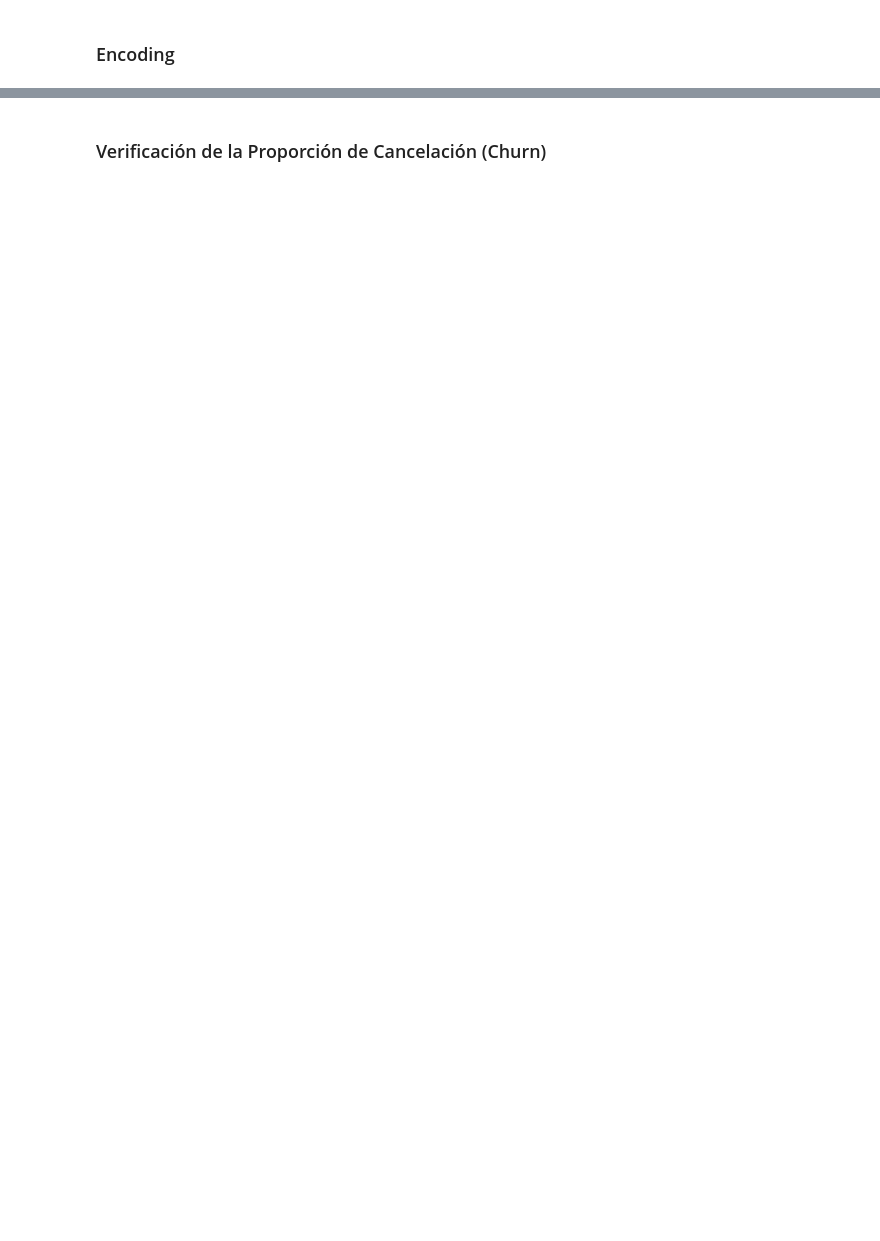
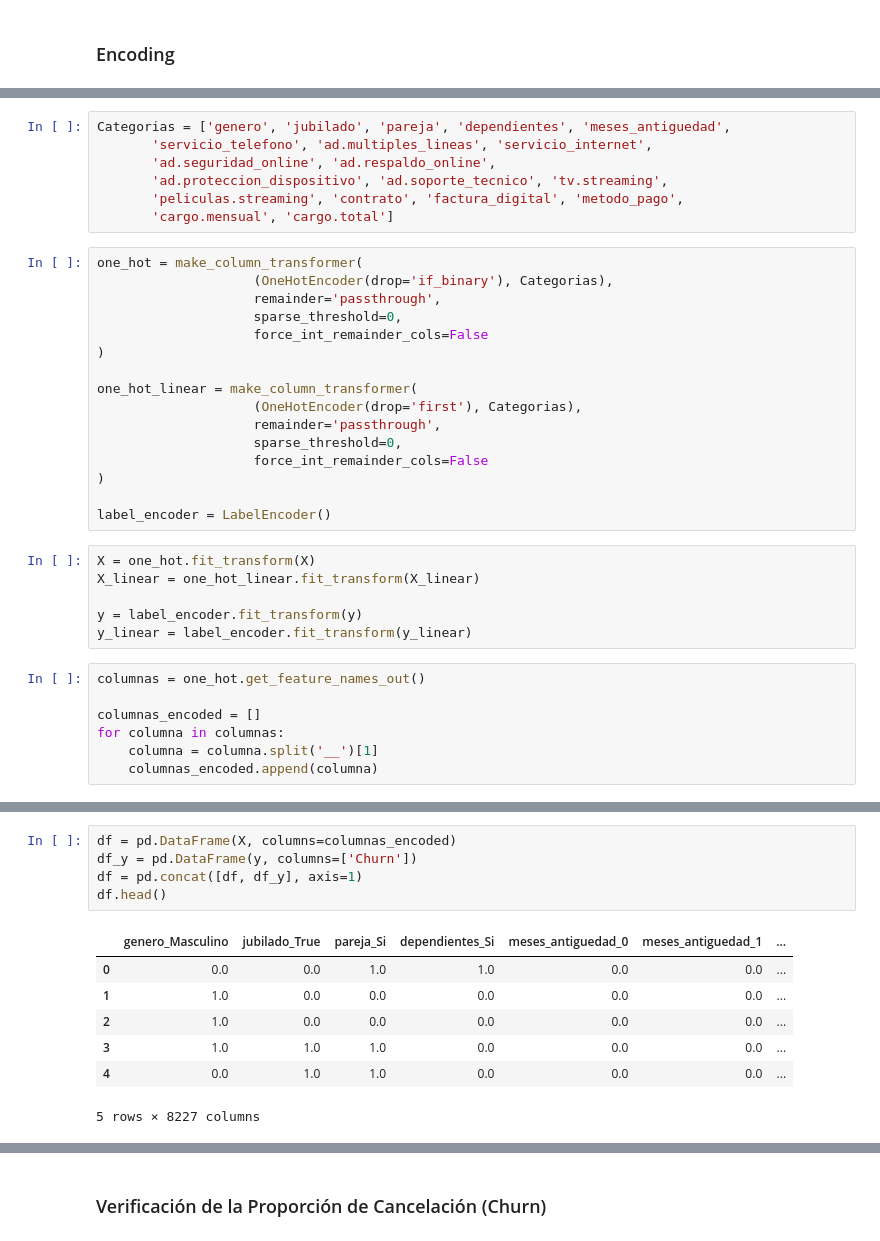
Before and after one commit to MigXDev/CS_Datos_I_DESAFIO_3, a Jupyter notebook: TelecomX_LATAM_2.ipynb, the cells around one changed output, grey strips where cells are left out. Drawn from its saved outputs; the diff is of its cells as text; blank space fills up the shorter version.

```diff
--- a/TelecomX_LATAM_2.ipynb
+++ b/TelecomX_LATAM_2.ipynb
@@ -109,0 +156,36 @@ Puedes consultar este artículo para entender mejor cuándo usar `get_dummies` o
+# %%
+Categorias = ['genero', 'jubilado', 'pareja', 'dependientes', 'meses_antiguedad',
+       'servicio_telefono', 'ad.multiples_lineas', 'servicio_internet',
+       'ad.seguridad_online', 'ad.respaldo_online',
+       'ad.proteccion_dispositivo', 'ad.soporte_tecnico', 'tv.streaming',
+       'peliculas.streaming', 'contrato', 'factura_digital', 'metodo_pago',
+       'cargo.mensual', 'cargo.total']
+# %%
+one_hot = make_column_transformer(
+                    (OneHotEncoder(drop='if_binary'), Categorias),
+                    remainder='passthrough',
+                    sparse_threshold=0,
+                    force_int_remainder_cols=False
+)
+
+one_hot_linear = make_column_transformer(
+                    (OneHotEncoder(drop='first'), Categorias),
+                    remainder='passthrough',
+                    sparse_threshold=0,
+                    force_int_remainder_cols=False
+)
+
+label_encoder = LabelEncoder()
+# %%
+X = one_hot.fit_transform(X)
+X_linear = one_hot_linear.fit_transform(X_linear)
+
+y = label_encoder.fit_transform(y)
+y_linear = label_encoder.fit_transform(y_linear)
+# %%
+columnas = one_hot.get_feature_names_out()
+
+columnas_encoded = []
+for columna in columnas:
+    columna = columna.split('__')[1]
+    columnas_encoded.append(columna)
@@ -109,0 +201,13 @@ Puedes consultar este artículo para entender mejor cuándo usar `get_dummies` o
+# %%
+df = pd.DataFrame(X, columns=columnas_encoded)
+df_y = pd.DataFrame(y, columns=['Churn'])
+df = pd.concat([df, df_y], axis=1)
+df.head()
+# %% [output]
+|  | genero_Masculino | jubilado_True | pareja_Si | dependientes_Si | meses_antiguedad_0 | meses_antiguedad_1 | ... |
+| 0 | 0.0 | 0.0 | 1.0 | 1.0 | 0.0 | 0.0 | ... |
+| 1 | 1.0 | 0.0 | 0.0 | 0.0 | 0.0 | 0.0 | ... |
+| 2 | 1.0 | 0.0 | 0.0 | 0.0 | 0.0 | 0.0 | ... |
+| 3 | 1.0 | 1.0 | 1.0 | 0.0 | 0.0 | 0.0 | ... |
+| 4 | 0.0 | 1.0 | 1.0 | 0.0 | 0.0 | 0.0 | ... |
+5 rows × 8227 columns
```
Also changed, not shown: parts of 24 cells of this notebook.
